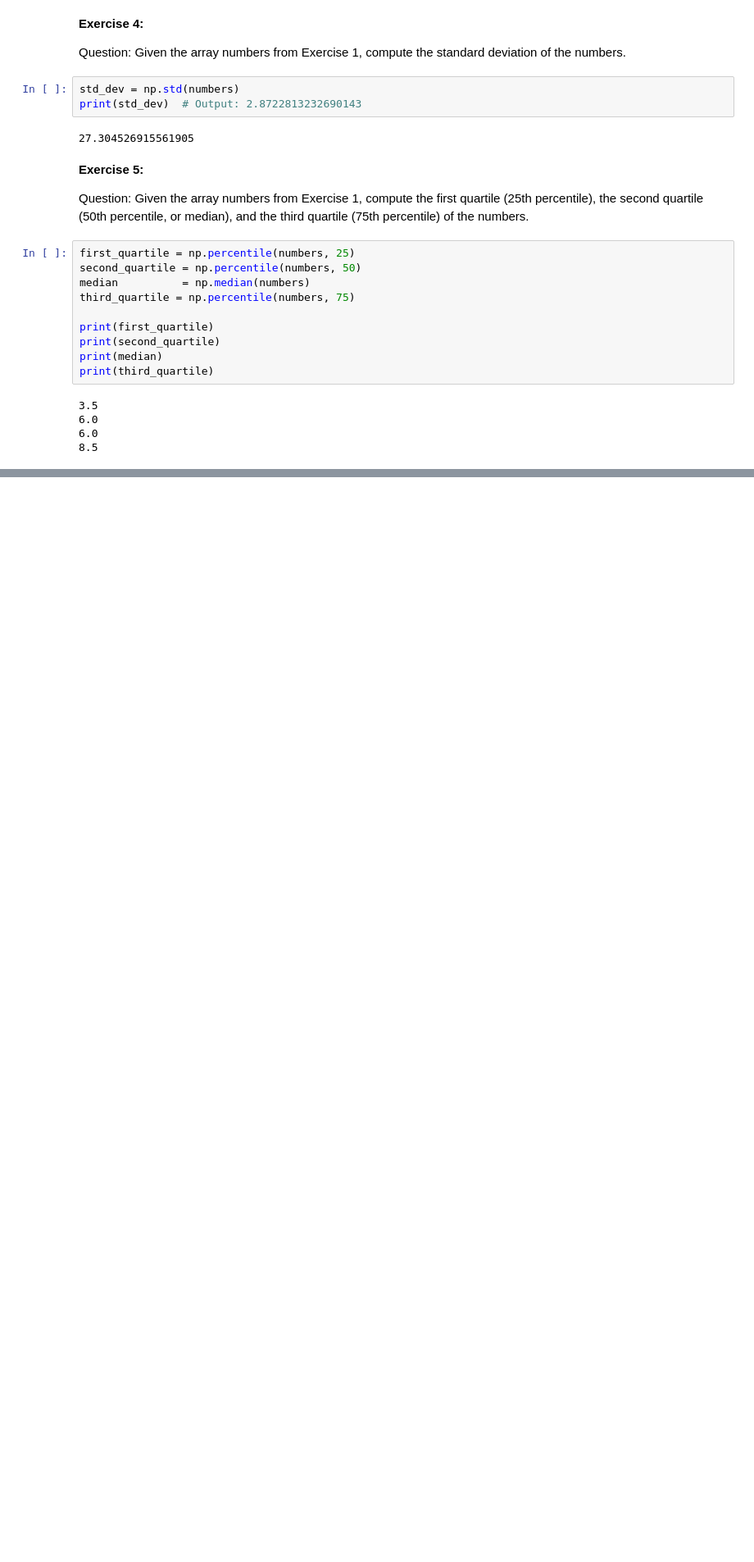
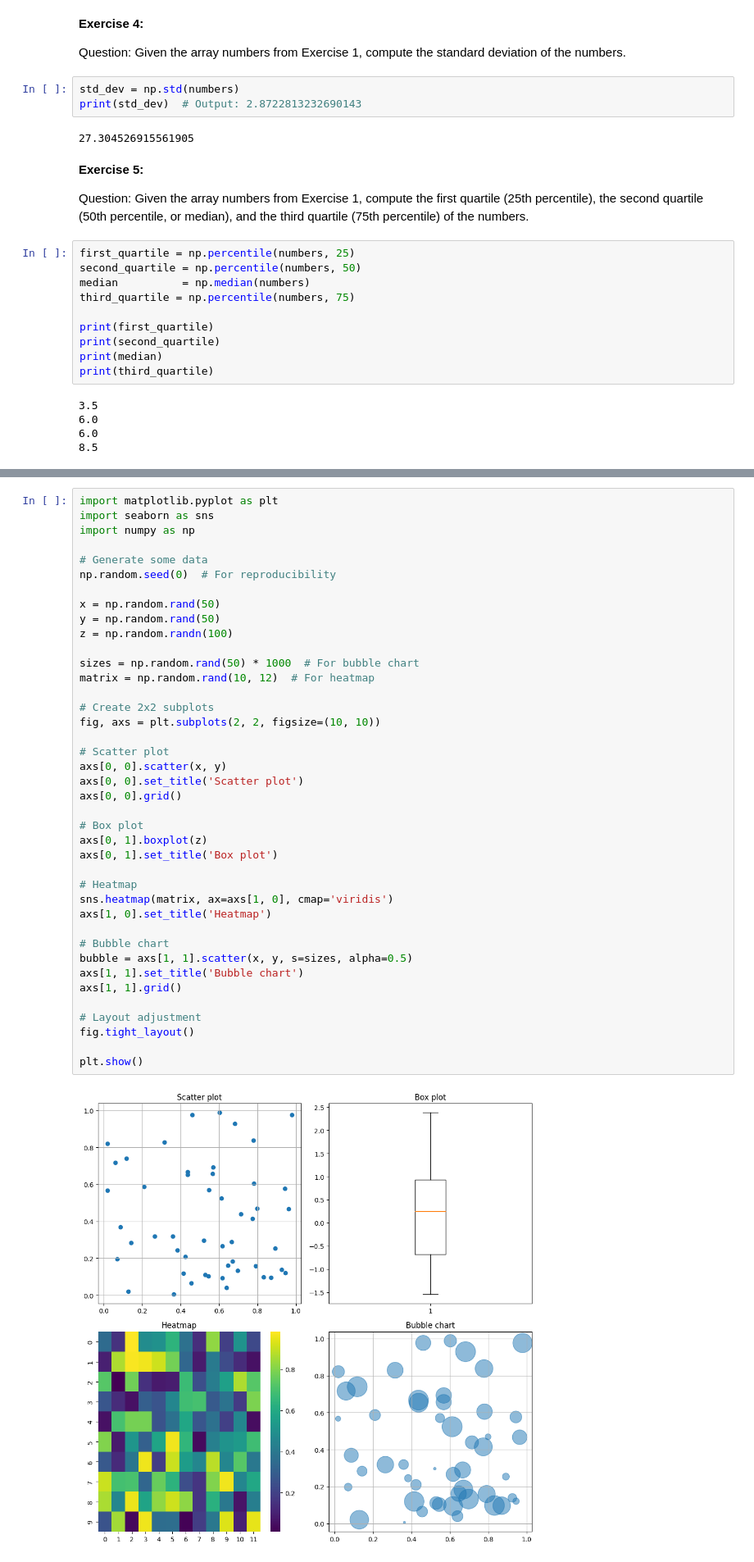
Before and after one commit to MathforDataScience/DSR_Statistics1, a Jupyter notebook: 2_ Descriptive Statistics/2_ Descriptive Stats - Exercises.ipynb, the cells around one changed output, grey strips where cells are left out. Shown: that part at 82% size. Saved outputs shown, nothing was run; the diff lists cells and outputs as text; blank space fills up the shorter version.

```diff
--- a/2_ Descriptive Statistics/2_ Descriptive Stats - Exercises.ipynb
+++ b/2_ Descriptive Statistics/2_ Descriptive Stats - Exercises.ipynb
@@ -127,0 +132,42 @@ plt.show()
+# %%
+import matplotlib.pyplot as plt
+import seaborn as sns
+import numpy as np
+
+# Generate some data
+np.random.seed(0)  # For reproducibility
+
+x = np.random.rand(50)
+y = np.random.rand(50)
+z = np.random.randn(100)
+
+sizes = np.random.rand(50) * 1000  # For bubble chart
+matrix = np.random.rand(10, 12)  # For heatmap
+
+# Create 2x2 subplots
+fig, axs = plt.subplots(2, 2, figsize=(10, 10))
+
+# Scatter plot
+axs[0, 0].scatter(x, y)
+axs[0, 0].set_title('Scatter plot')
+axs[0, 0].grid()
+
+# Box plot
+axs[0, 1].boxplot(z)
+axs[0, 1].set_title('Box plot')
+
+# Heatmap
+sns.heatmap(matrix, ax=axs[1, 0], cmap='viridis')
+axs[1, 0].set_title('Heatmap')
+
+# Bubble chart
+bubble = axs[1, 1].scatter(x, y, s=sizes, alpha=0.5)
+axs[1, 1].set_title('Bubble chart')
+axs[1, 1].grid()
+
+# Layout adjustment
+fig.tight_layout()
+
+plt.show()
+# %% [output]
+[figure, added]
```
Also changed, not shown: parts of 3 cells of this notebook.
